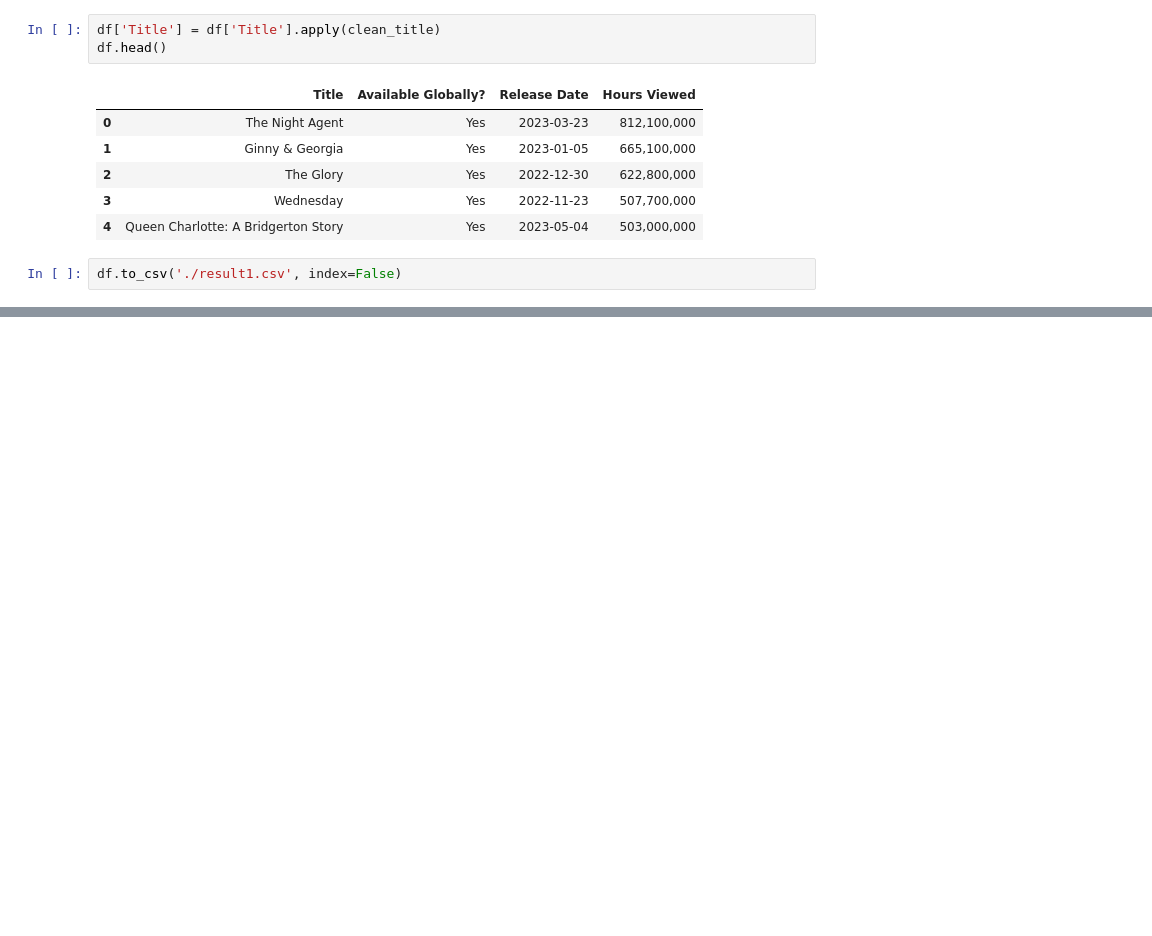
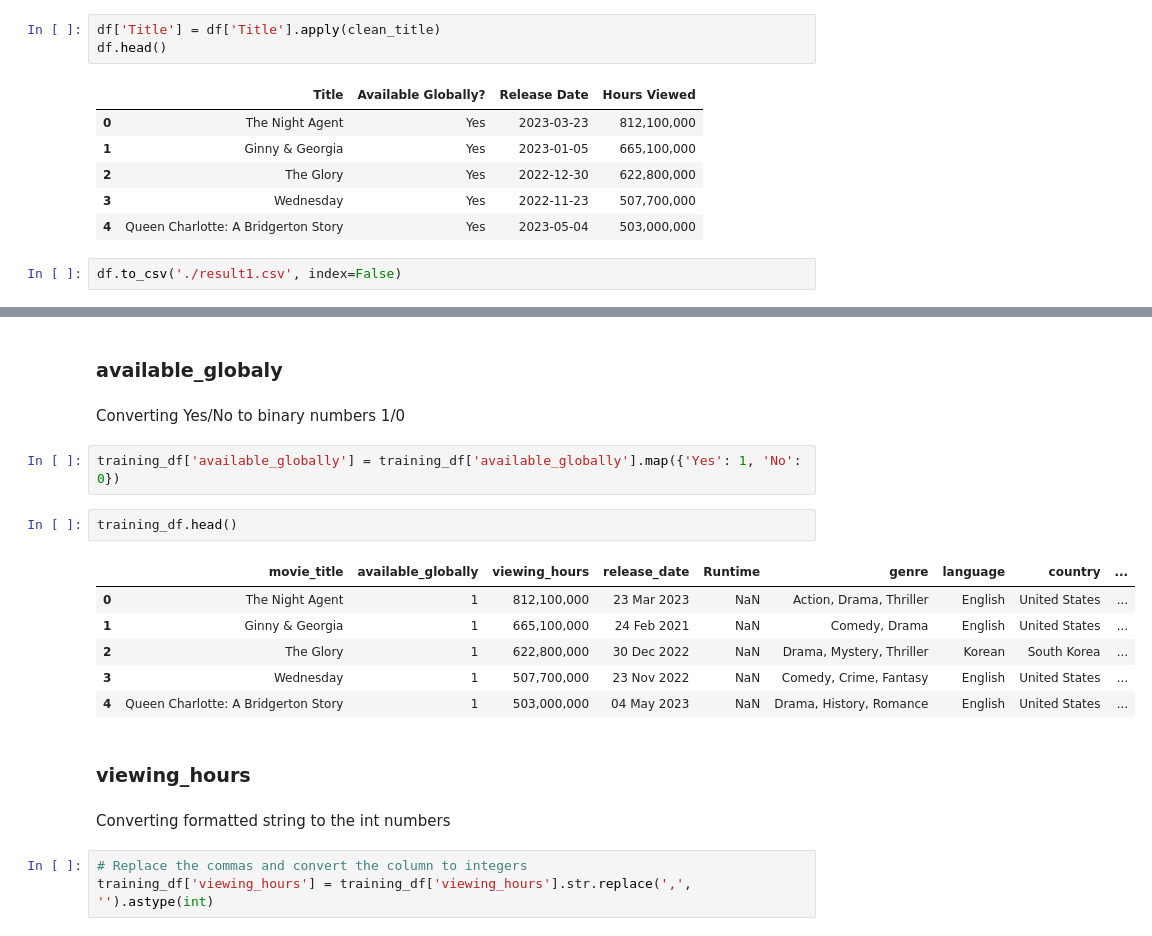
Before and after one commit to sinapordanesh/Machine-Learning-Projects, a Jupyter notebook: Netflix Secrets/data_analyziz.ipynb, the cells around one changed output, grey strips where cells are left out. Saved outputs shown, nothing was run; the diff lists cells and outputs as text; blank space fills up the shorter version.

```diff
--- a/Netflix Secrets/data_analyziz.ipynb
+++ b/Netflix Secrets/data_analyziz.ipynb
@@ -42,0 +166,22 @@ df.to_csv('./result1.csv', index=False)
+# %% [markdown]
+### available_globaly
+# %% [markdown]
+Converting Yes/No to binary numbers 1/0
+# %%
+training_df['available_globally'] = training_df['available_globally'].map({'Yes': 1, 'No': 0})
+# %%
+training_df.head()
+# %% [output]
+|  | movie_title | available_globally | viewing_hours | release_date | Runtime | genre | language | country | ... |
+| 0 | The Night Agent | 1 | 812,100,000 | 23 Mar 2023 | NaN | Action, Drama, Thriller | English | United States | ... |
+| 1 | Ginny & Georgia | 1 | 665,100,000 | 24 Feb 2021 | NaN | Comedy, Drama | English | United States | ... |
+| 2 | The Glory | 1 | 622,800,000 | 30 Dec 2022 | NaN | Drama, Mystery, Thriller | Korean | South Korea | ... |
+| 3 | Wednesday | 1 | 507,700,000 | 23 Nov 2022 | NaN | Comedy, Crime, Fantasy | English | United States | ... |
+| 4 | Queen Charlotte: A Bridgerton Story | 1 | 503,000,000 | 04 May 2023 | NaN | Drama, History, Romance | English | United States | ... |
+# %% [markdown]
+### viewing_hours
+# %% [markdown]
+Converting formatted string to the int numbers
+# %%
+# Replace the commas and convert the column to integers
+training_df['viewing_hours'] = training_df['viewing_hours'].str.replace(',', '').astype(int)
```
Also changed, not shown: parts of 11 cells of this notebook.
